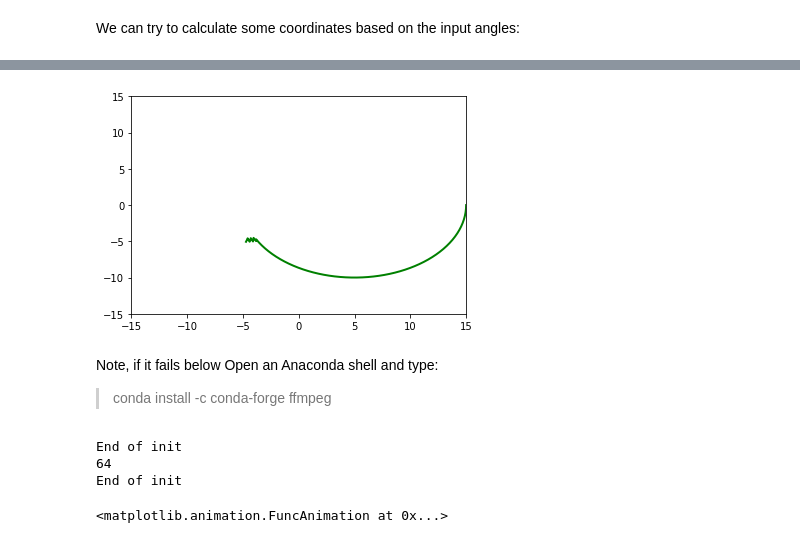
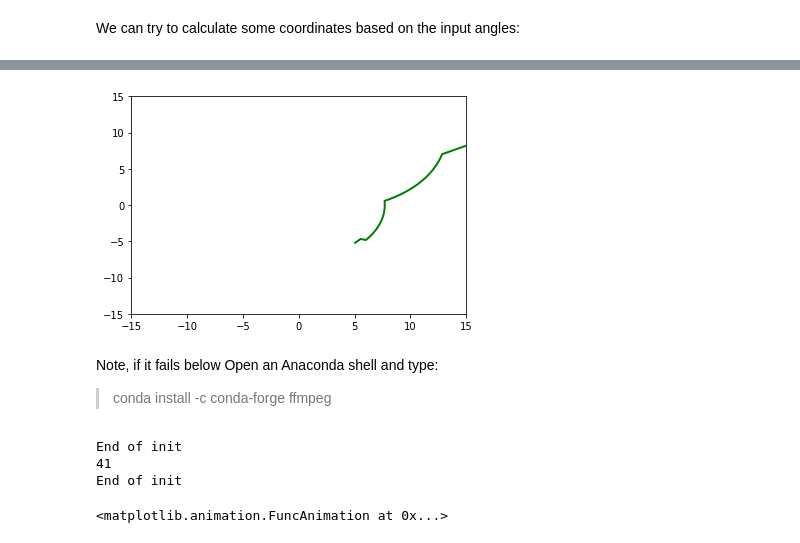
Before and after one commit to feiteira/P2DP, a Jupyter notebook: Jupyter/arm_sim.ipynb, the cells around one changed output, grey strips where cells are left out. Drawn from its saved outputs; the diff is of its cells as text; code cells hidden in the pictures.

```diff
--- a/Jupyter/arm_sim.ipynb
+++ b/Jupyter/arm_sim.ipynb
@@ -151,53 +251,54 @@ path has  25  steps
 fig, ax = plt.subplots()
 
 ax.set_xlim(( -15, 15))
 ax.set_ylim((-15, 15))
 
 line, = ax.plot([], [], lw=2, color="blue")
 line2, = ax.plot([], [], lw=2, color="red")
+guide, = ax.plot([], [], lw=2, color="yellow")
 pathline, = ax.plot([], [], lw=2, color="green")
 
 width = 10;
-width2 = 5;
+width2 =10;
 step = 0.05;
-goal = [-5,-5]
+goal = [5,-5]
 
-tarm = TwoArms(width,width2,0,0,step,step)
-tarm2 = TwoArms(width,width2,0,0,step, step)
+tarm = TwoArms(width,width2,1,0,step,step)
+tarm2 = TwoArms(width,width2,1,0,step, step)
 path_length = tarm.pathTo(goal[0],goal[1],pathline) #this changes internal variables
 
 # initialization function: plot the background of each frame
 def init():
     line.set_data([], [])
     line2.set_data([], [])
-    #pathline.set_data([], [])
+    guide.set_data([tarm2.p().x,goal[0]],[tarm2.p().y,goal[1]])
 
     print("End of init")
-    return (line,line2,pathline)
+    return (line,line2,guide,pathline)
 
 
 def animate(i):
     nstep = tarm2.nextStepTowards(goal[0],goal[1])
     tarm2.step(nstep[0],nstep[1])
     tarm2.populateLines(line,line2)
     #print(nstep[0],nstep[1])
 
     #pathline.set_data()
-    return (line,line2,pathline)
+    return (line,line2,guide,pathline)
 # %% [output]
-[figure, old version]
+[figure, new version]
 # %% [markdown]
 Note, if it fails below
 Open an Anaconda shell and type:
  > conda install -c conda-forge ffmpeg
 # %%
 # call the animator. blit=True means only re-draw the parts that have changed.
-anim = animation.FuncAnimation(fig, animate, init_func=init,frames=path_length, interval=50, blit=True)
+anim = animation.FuncAnimation(fig, animate, init_func=init,frames=path_length, interval=100, blit=True)
 print(path_length)
 
 anim
 # %% [output]
 End of init
-64
+41
 End of init
 <matplotlib.animation.FuncAnimation at 0x...>
```
Also changed, not shown: parts of 3 cells of this notebook.
